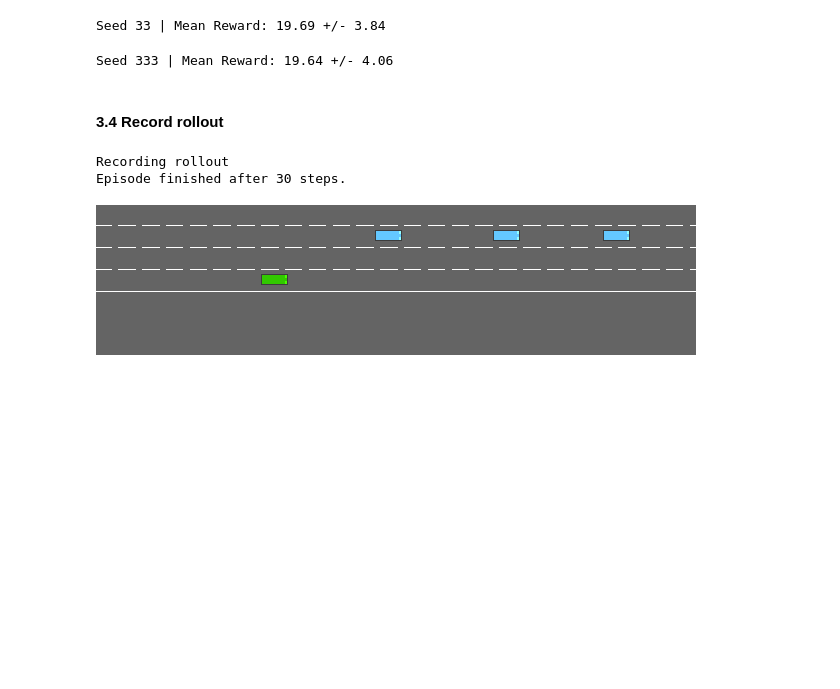
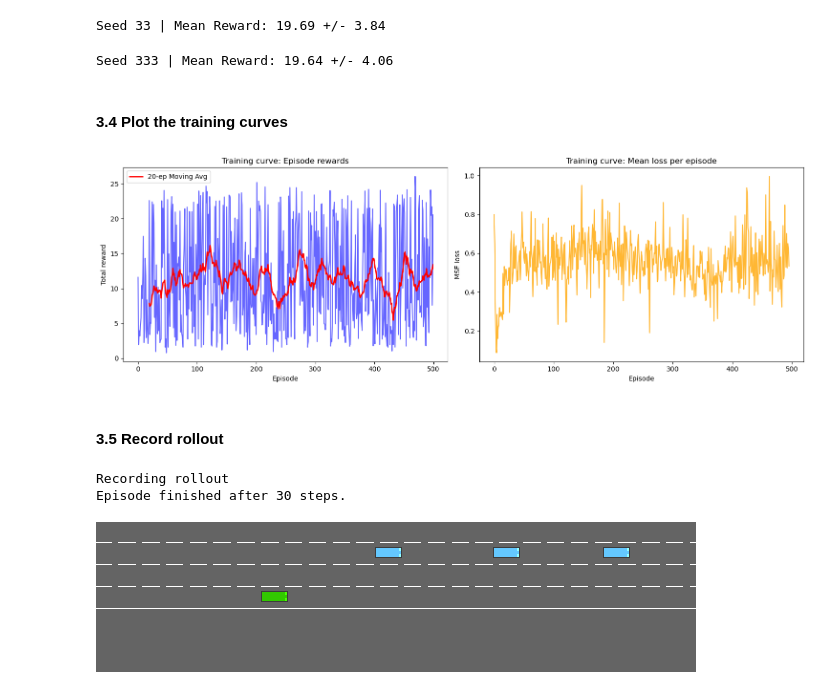
Before and after one commit to FabienMaes/highway_env_RL_project, a Jupyter notebook: first_attempts_highway_env.ipynb, the cells around one changed output. Saved outputs shown, nothing was run; the diff lists cells and outputs as text; code cells hidden in the pictures; blank space fills up the shorter version.

Commit message:
Add DDQN agent (with curves)

```diff
--- a/first_attempts_highway_env.ipynb
+++ b/first_attempts_highway_env.ipynb
@@ -577,8 +577,14 @@ Starting evaluation: 50 episodes per seed.
 Seed 3 | Mean Reward: 20.22 +/- 2.47
 Seed 33 | Mean Reward: 19.69 +/- 3.84
 Seed 333 | Mean Reward: 19.64 +/- 4.06
+# %% [markdown]
+#### 3.4 Plot the training curves
+# %%
+plot_training_curves(ddqn_rewards, ddqn_losses)
+# %% [output]
+[figure, added]
 # %% [markdown]
-#### 3.4 Record rollout
+#### 3.5 Record rollout
 # %%
 record_display_rollout(agent=trained_ddqn_agent, seed=33, name_dir=".", name_gif="ddqn_agent_rollout")
 # %% [output]
```
